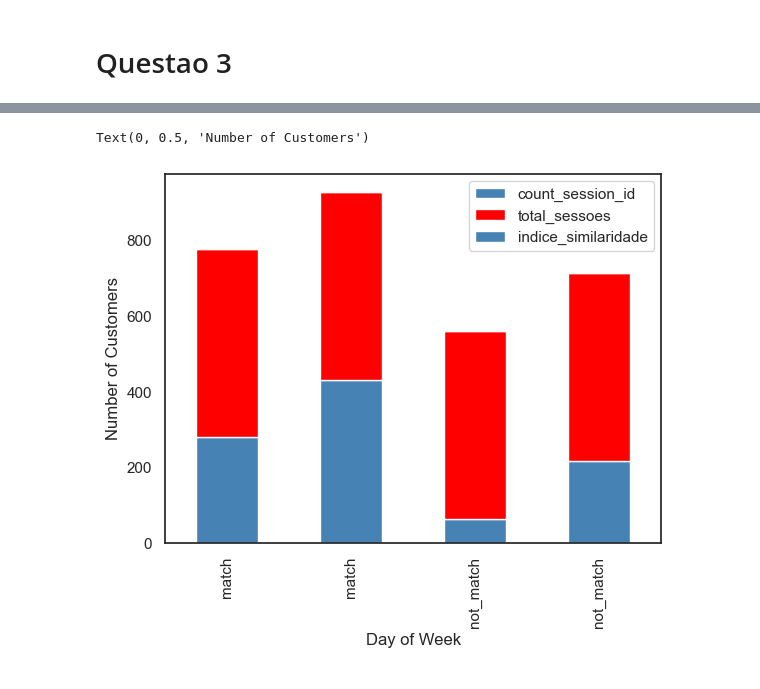
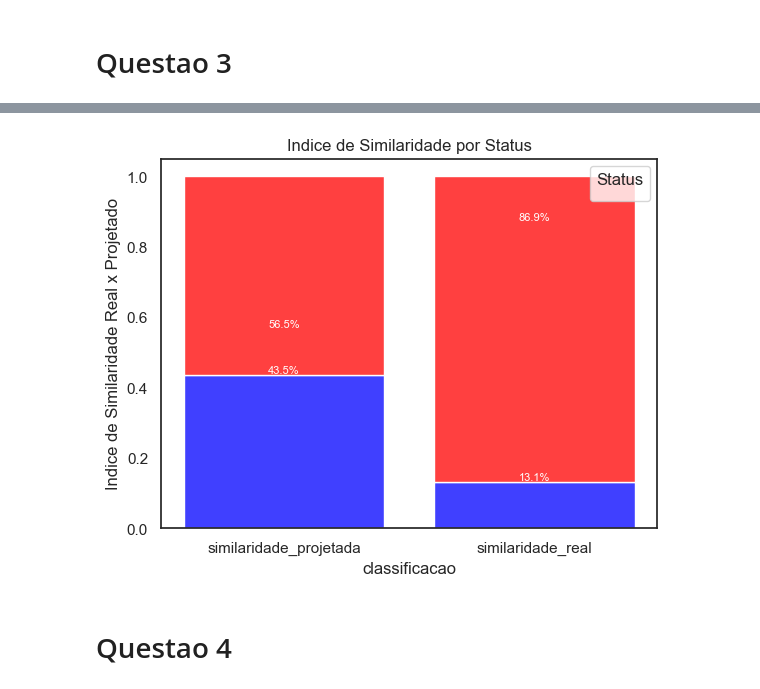
Before and after one commit to thalesluizbraga/fraud_food_company_analysis, a Jupyter notebook: analises/analises_consolidadas.ipynb, the cells around one changed output, grey strips where cells are left out. Cells and saved outputs as stored; diff of their text form; code cells hidden in the pictures.

```diff
--- a/analises/analises_consolidadas.ipynb
+++ b/analises/analises_consolidadas.ipynb
@@ -185,15 +243,34 @@ df_questao3
 | 1 | match | 432 | 497 | 0.869215 | similaridade_real |
 | 2 | not_match | 65 | 497 | 0.130785 | similaridade_real |
 | 3 | not_match | 216 | 497 | 0.434608 | similaridade_projetada |
-# %%
-#set seaborn plotting aesthetics
-sns.set(style='white')
-
-#create stacked bar chart
-df_questao3.set_index('similaridade').plot(kind='bar', stacked=True, color=['steelblue', 'red'])
-
-plt.xlabel('Day of Week')
-plt.ylabel('Number of Customers')
-# %% [output]
-Text(0, 0.5, 'Number of Customers')
-[figure, removed]
+# %%
+# Construcao do grafico de barras empilhado
+cores = ['red', 'blue', 'gray']
+ax = sns.histplot(df_questao3, x='classificacao', hue='status',
+                   weights='indice_similaridade',multiple='stack',
+                     palette=cores, shrink=0.8, stat='count')
+
+ax.set_ylabel('Indice de Similaridade Real x Projetado')
+ax.set_title('Indice de Similaridade por Status')
+ax.legend(title='Status')
+
+# Gerando as porcentagens para cada barra
+for container in ax.containers:
+    for p in container.patches:
+        percentage_text = f"{p.get_height() *100 :.1f}%"
+        x = p.get_x() + p.get_width() / 2
+        y = p.get_height()
+        ax.annotate(
+            percentage_text,
+            (x, y),
+            ha='center',
+            va='bottom',
+            color='white',
+            fontsize=8,
+            xytext=(0, 0),
+            textcoords='offset points',
+        )
+# %% [output]
+[figure, added]
+# %% [markdown]
+# Questao 4
```
Also changed, not shown: parts of 14 cells of this notebook, 6 other files.
